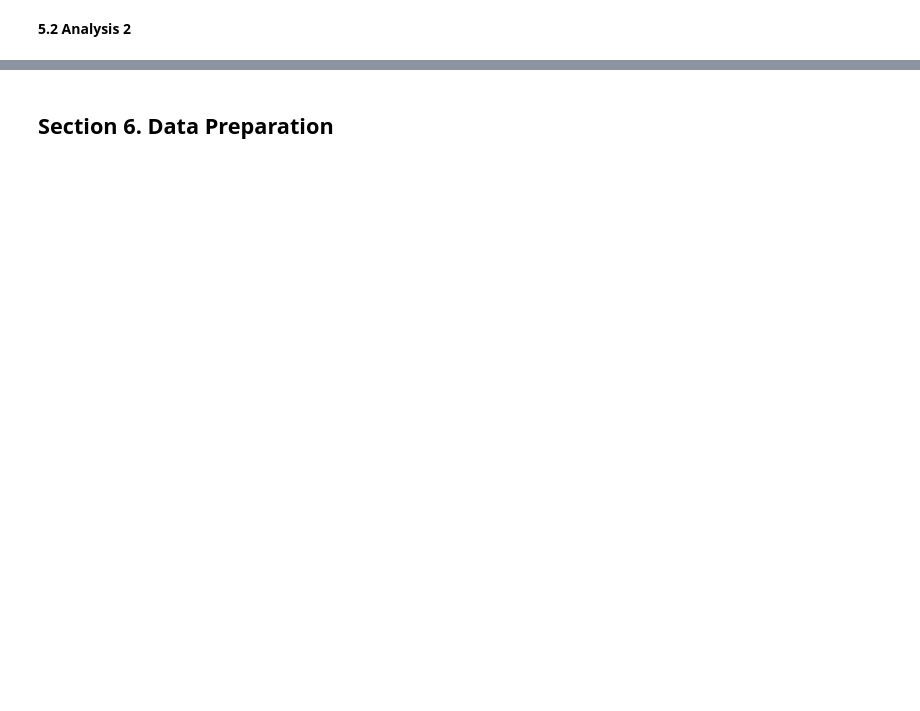
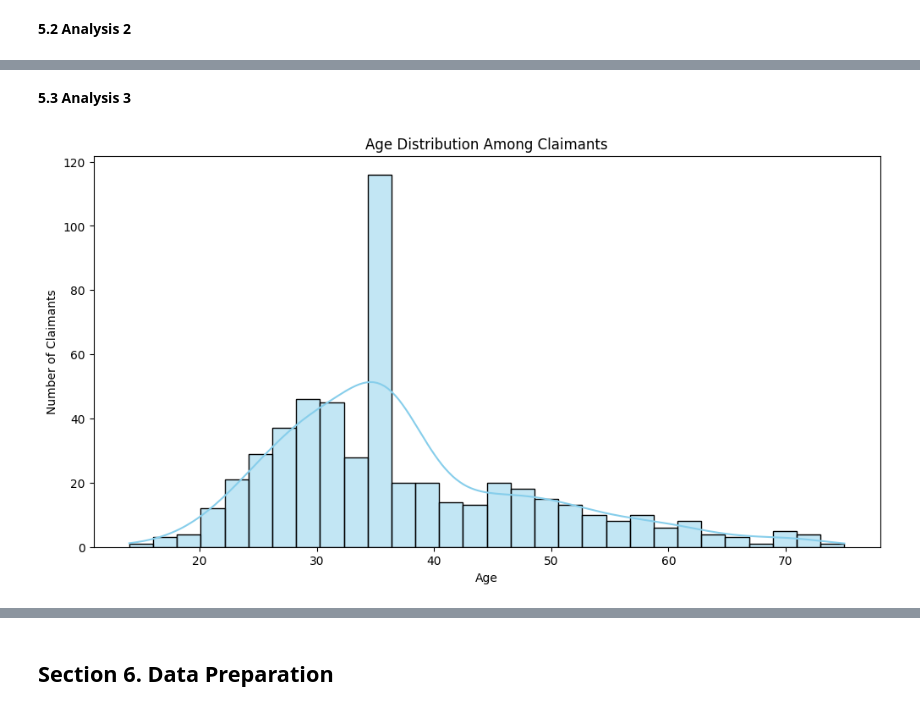
Before and after one commit to Faizism/travel_insurance, a Jupyter notebook: notebooks/1.0-bdp-inital-notebook.ipynb, the cells around one changed output, grey strips where cells are left out. Saved outputs shown, nothing was run; the diff lists cells and outputs as text; code cells hidden in the pictures; blank space fills up the shorter version.

```diff
--- a/notebooks/1.0-bdp-inital-notebook.ipynb
+++ b/notebooks/1.0-bdp-inital-notebook.ipynb
@@ -359,0 +428,15 @@ Name: proportion, dtype: float64
+# %% [markdown]
+**5.3 Analysis 3**
+# %%
+# Age Distribution Among Claimants
+claimants_age = seen_data[seen_data['Claim'] == 'Yes']['Age']
+
+# Plot Age Distribution
+plt.figure(figsize=(12, 6))
+sns.histplot(claimants_age, bins=30, kde=True, color='skyblue')
+plt.title("Age Distribution Among Claimants")
+plt.xlabel("Age")
+plt.ylabel("Number of Claimants")
+plt.show()
+# %% [output]
+[figure, added]
```
Also changed, not shown: parts of 36 cells of this notebook, 3 other files.
